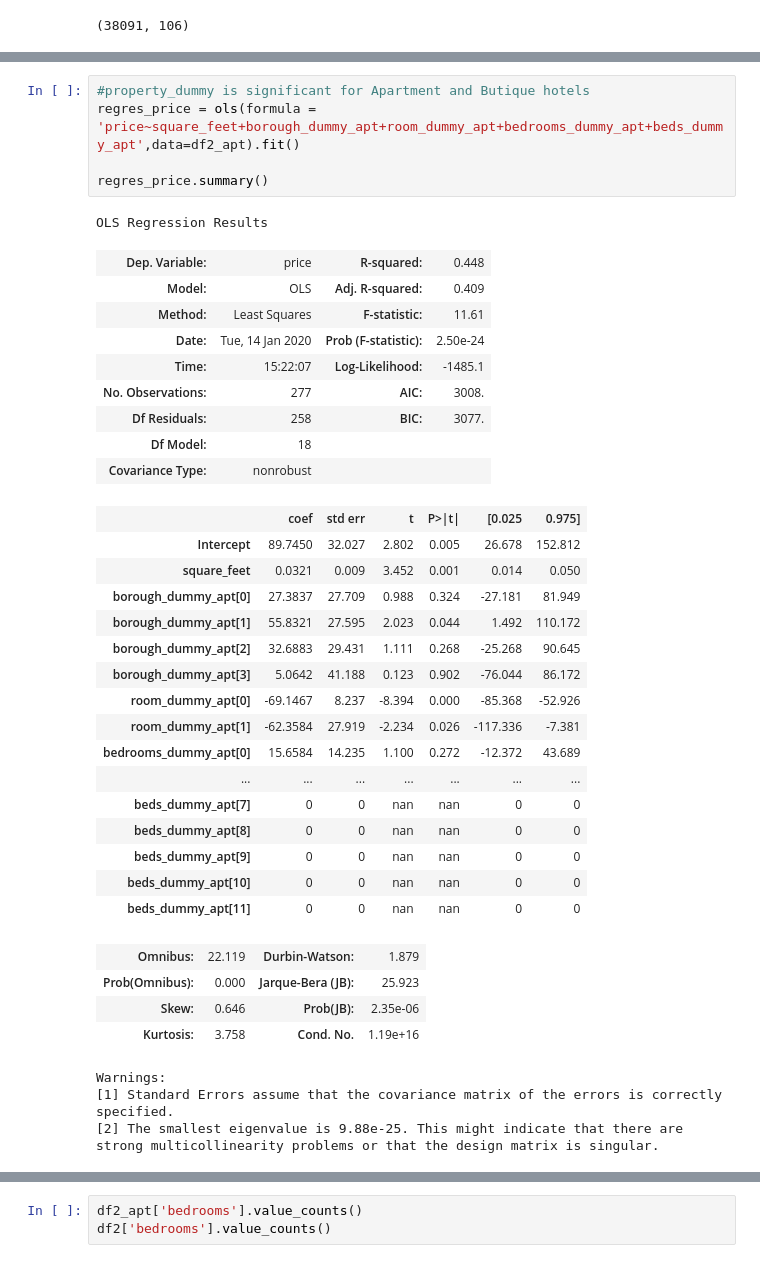
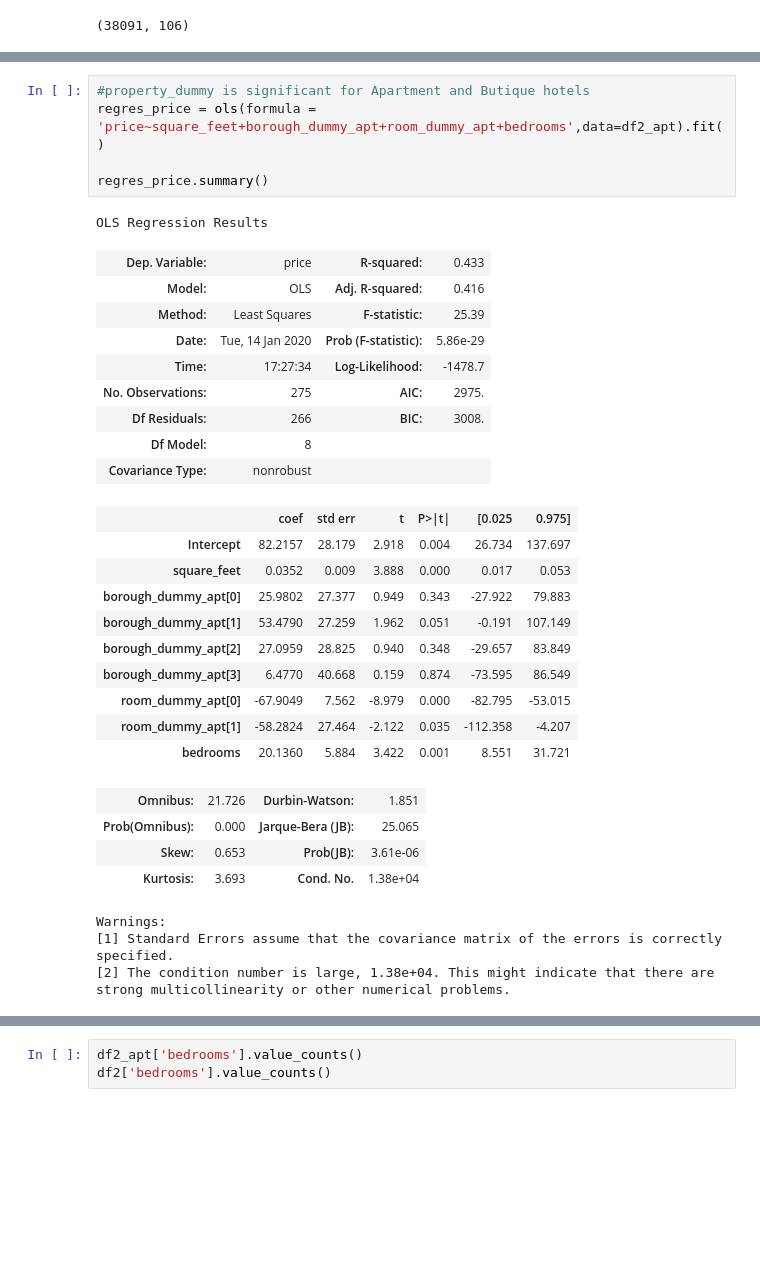
Before and after one commit to Wetpaint3/Airbnb_Project, a Jupyter notebook: airbnb.ipynb, the cells around one changed output, grey strips where cells are left out. Cells and saved outputs as stored; diff of their text form; blank space fills up the shorter version.

```diff
--- a/airbnb.ipynb
+++ b/airbnb.ipynb
@@ -849,41 +702,35 @@ beds_dummy_apt = pd.get_dummies(df2_apt['beds'],prefix = 'beds', drop_first=True
 # %%
 #property_dummy is significant for Apartment and Butique hotels
-regres_price = ols(formula = 'price~square_feet+borough_dummy_apt+room_dummy_apt+bedrooms_dummy_apt+beds_dummy_apt',data=df2_apt).fit()
+regres_price = ols(formula = 'price~square_feet+borough_dummy_apt+room_dummy_apt+bedrooms',data=df2_apt).fit()
 
 regres_price.summary()
 # %% [output]
 OLS Regression Results
-| Dep. Variable: | price | R-squared: | 0.448 |
-| Model: | OLS | Adj. R-squared: | 0.409 |
-| Method: | Least Squares | F-statistic: | 11.61 |
-| Date: | Tue, 14 Jan 2020 | Prob (F-statistic): | 2.50e-24 |
-| Time: | 15:22:07 | Log-Likelihood: | -1485.1 |
-| No. Observations: | 277 | AIC: | 3008. |
-| Df Residuals: | 258 | BIC: | 3077. |
-| Df Model: | 18 |  |  |
+| Dep. Variable: | price | R-squared: | 0.433 |
+| Model: | OLS | Adj. R-squared: | 0.416 |
+| Method: | Least Squares | F-statistic: | 25.39 |
+| Date: | Tue, 14 Jan 2020 | Prob (F-statistic): | 5.86e-29 |
+| Time: | 17:27:34 | Log-Likelihood: | -1478.7 |
+| No. Observations: | 275 | AIC: | 2975. |
+| Df Residuals: | 266 | BIC: | 3008. |
+| Df Model: | 8 |  |  |
 | Covariance Type: | nonrobust |  |  |
 |  | coef | std err | t | P>|t| | [0.025 | 0.975] |
-| Intercept | 89.7450 | 32.027 | 2.802 | 0.005 | 26.678 | 152.812 |
-| square_feet | 0.0321 | 0.009 | 3.452 | 0.001 | 0.014 | 0.050 |
-| borough_dummy_apt[0] | 27.3837 | 27.709 | 0.988 | 0.324 | -27.181 | 81.949 |
-| borough_dummy_apt[1] | 55.8321 | 27.595 | 2.023 | 0.044 | 1.492 | 110.172 |
-| borough_dummy_apt[2] | 32.6883 | 29.431 | 1.111 | 0.268 | -25.268 | 90.645 |
-| borough_dummy_apt[3] | 5.0642 | 41.188 | 0.123 | 0.902 | -76.044 | 86.172 |
-| room_dummy_apt[0] | -69.1467 | 8.237 | -8.394 | 0.000 | -85.368 | -52.926 |
-| room_dummy_apt[1] | -62.3584 | 27.919 | -2.234 | 0.026 | -117.336 | -7.381 |
-| bedrooms_dummy_apt[0] | 15.6584 | 14.235 | 1.100 | 0.272 | -12.372 | 43.689 |
-| ... | ... | ... | ... | ... | ... | ... |
-| beds_dummy_apt[7] | 0 | 0 | nan | nan | 0 | 0 |
-| beds_dummy_apt[8] | 0 | 0 | nan | nan | 0 | 0 |
-| beds_dummy_apt[9] | 0 | 0 | nan | nan | 0 | 0 |
-| beds_dummy_apt[10] | 0 | 0 | nan | nan | 0 | 0 |
-| beds_dummy_apt[11] | 0 | 0 | nan | nan | 0 | 0 |
+| Intercept | 82.2157 | 28.179 | 2.918 | 0.004 | 26.734 | 137.697 |
+| square_feet | 0.0352 | 0.009 | 3.888 | 0.000 | 0.017 | 0.053 |
+| borough_dummy_apt[0] | 25.9802 | 27.377 | 0.949 | 0.343 | -27.922 | 79.883 |
+| borough_dummy_apt[1] | 53.4790 | 27.259 | 1.962 | 0.051 | -0.191 | 107.149 |
+| borough_dummy_apt[2] | 27.0959 | 28.825 | 0.940 | 0.348 | -29.657 | 83.849 |
+| borough_dummy_apt[3] | 6.4770 | 40.668 | 0.159 | 0.874 | -73.595 | 86.549 |
+| room_dummy_apt[0] | -67.9049 | 7.562 | -8.979 | 0.000 | -82.795 | -53.015 |
+| room_dummy_apt[1] | -58.2824 | 27.464 | -2.122 | 0.035 | -112.358 | -4.207 |
+| bedrooms | 20.1360 | 5.884 | 3.422 | 0.001 | 8.551 | 31.721 |
-| Omnibus: | 22.119 | Durbin-Watson: | 1.879 |
-| Prob(Omnibus): | 0.000 | Jarque-Bera (JB): | 25.923 |
-| Skew: | 0.646 | Prob(JB): | 2.35e-06 |
-| Kurtosis: | 3.758 | Cond. No. | 1.19e+16 |
+| Omnibus: | 21.726 | Durbin-Watson: | 1.851 |
+| Prob(Omnibus): | 0.000 | Jarque-Bera (JB): | 25.065 |
+| Skew: | 0.653 | Prob(JB): | 3.61e-06 |
+| Kurtosis: | 3.693 | Cond. No. | 1.38e+04 |
 Warnings:
 [1] Standard Errors assume that the covariance matrix of the errors is correctly specified.
-[2] The smallest eigenvalue is 9.88e-25. This might indicate that there are
-strong multicollinearity problems or that the design matrix is singular.
+[2] The condition number is large, 1.38e+04. This might indicate that there are
+strong multicollinearity or other numerical problems.
 # %%
```
Also changed, not shown: parts of 50 cells of this notebook.
